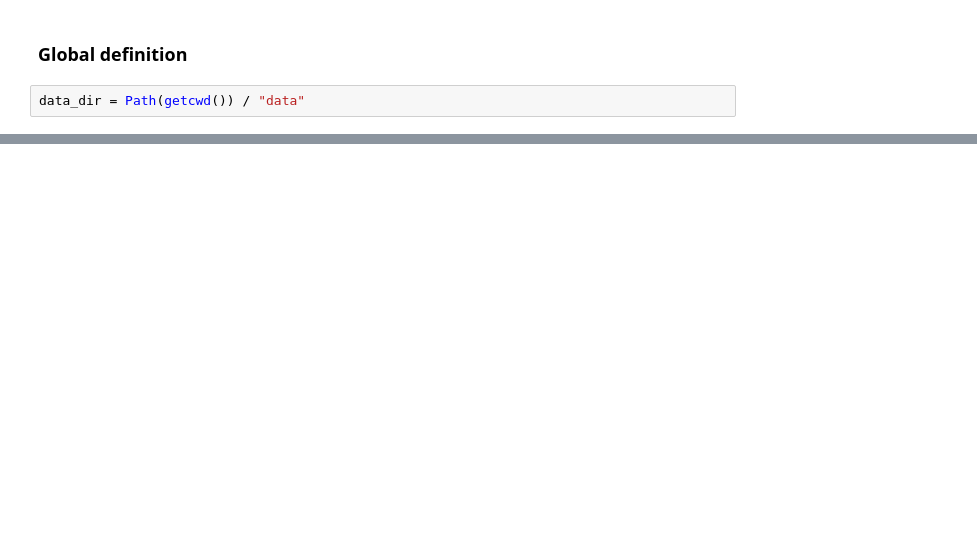
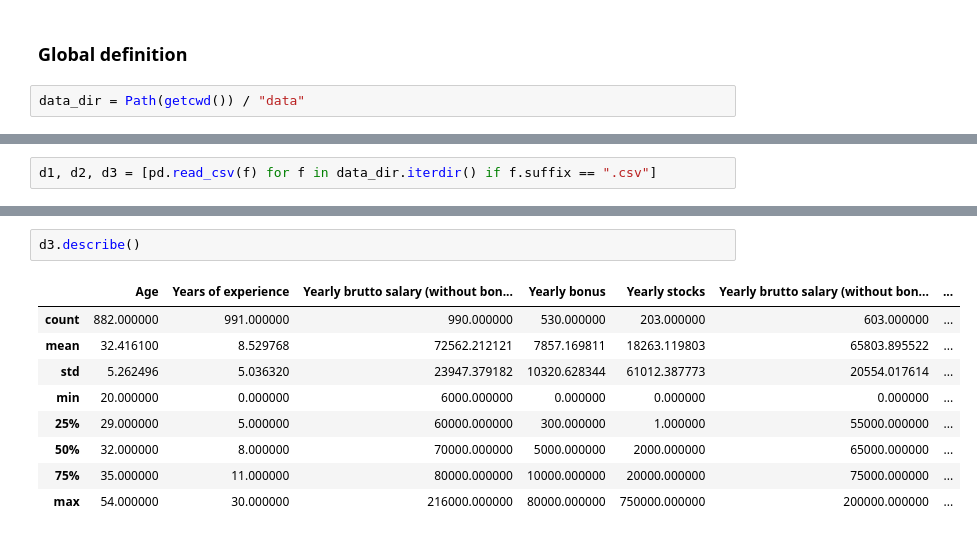
Before and after one commit to x00Pavel/Data-Storage-and-Preparation-projects, a Jupyter notebook: projekt-2/main.ipynb, the cells around one changed output, grey strips where cells are left out. Saved outputs shown, nothing was run; the diff lists cells and outputs as text; blank space fills up the shorter version.

Commit message:
Add basic analyses of the dataframes

```diff
--- a/projekt-2/main.ipynb
+++ b/projekt-2/main.ipynb
@@ -16,0 +24,2 @@ data_dir = Path(getcwd()) / "data"
+# %%
+d1, d2, d3 = [pd.read_csv(f) for f in data_dir.iterdir() if f.suffix == ".csv"]
@@ -16,0 +118,12 @@ data_dir = Path(getcwd()) / "data"
+# %%
+d3.describe()
+# %% [output]
+|  | Age | Years of experience | Yearly brutto salary (without bon... | Yearly bonus | Yearly stocks | Yearly brutto salary (without bon... | ... |
+| count | 882.000000 | 991.000000 | 990.000000 | 530.000000 | 203.000000 | 603.000000 | ... |
+| mean | 32.416100 | 8.529768 | 72562.212121 | 7857.169811 | 18263.119803 | 65803.895522 | ... |
+| std | 5.262496 | 5.036320 | 23947.379182 | 10320.628344 | 61012.387773 | 20554.017614 | ... |
+| min | 20.000000 | 0.000000 | 6000.000000 | 0.000000 | 0.000000 | 0.000000 | ... |
+| 25% | 29.000000 | 5.000000 | 60000.000000 | 300.000000 | 1.000000 | 55000.000000 | ... |
+| 50% | 32.000000 | 8.000000 | 70000.000000 | 5000.000000 | 2000.000000 | 65000.000000 | ... |
+| 75% | 35.000000 | 11.000000 | 80000.000000 | 10000.000000 | 20000.000000 | 75000.000000 | ... |
+| max | 54.000000 | 30.000000 | 216000.000000 | 80000.000000 | 750000.000000 | 200000.000000 | ... |
```
Also changed, not shown: parts of 10 cells of this notebook.
